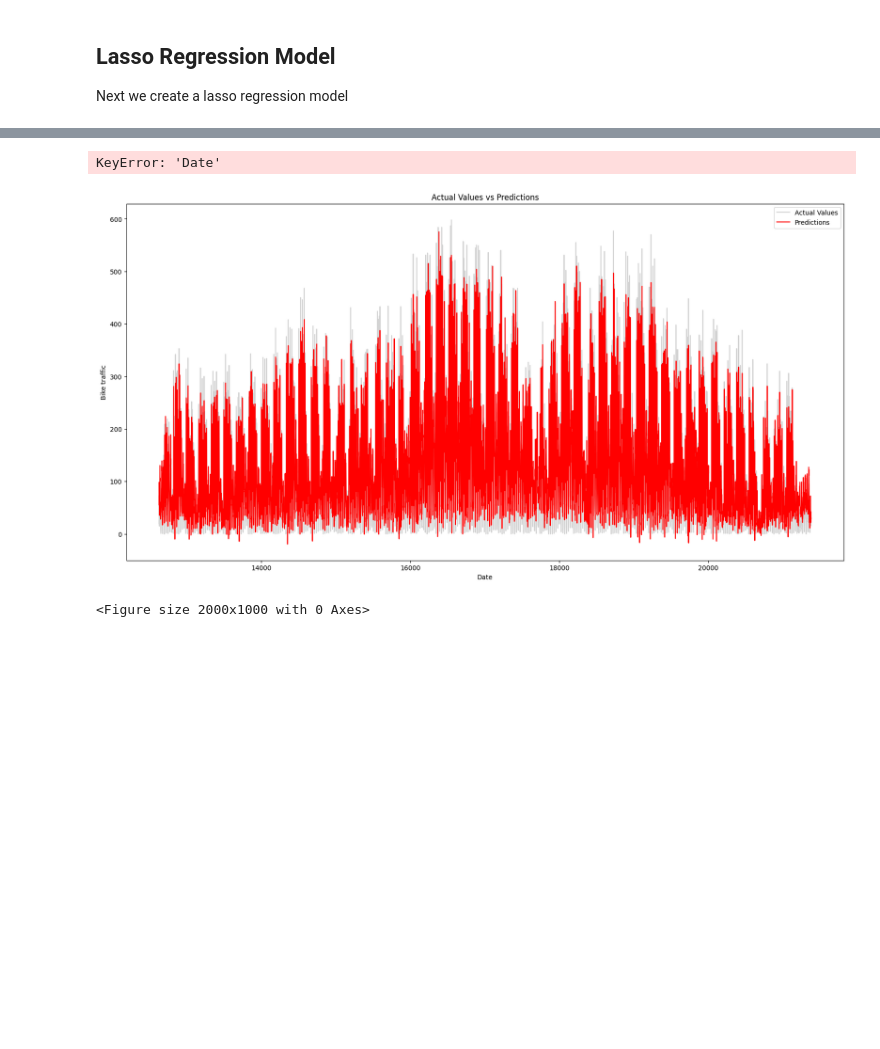
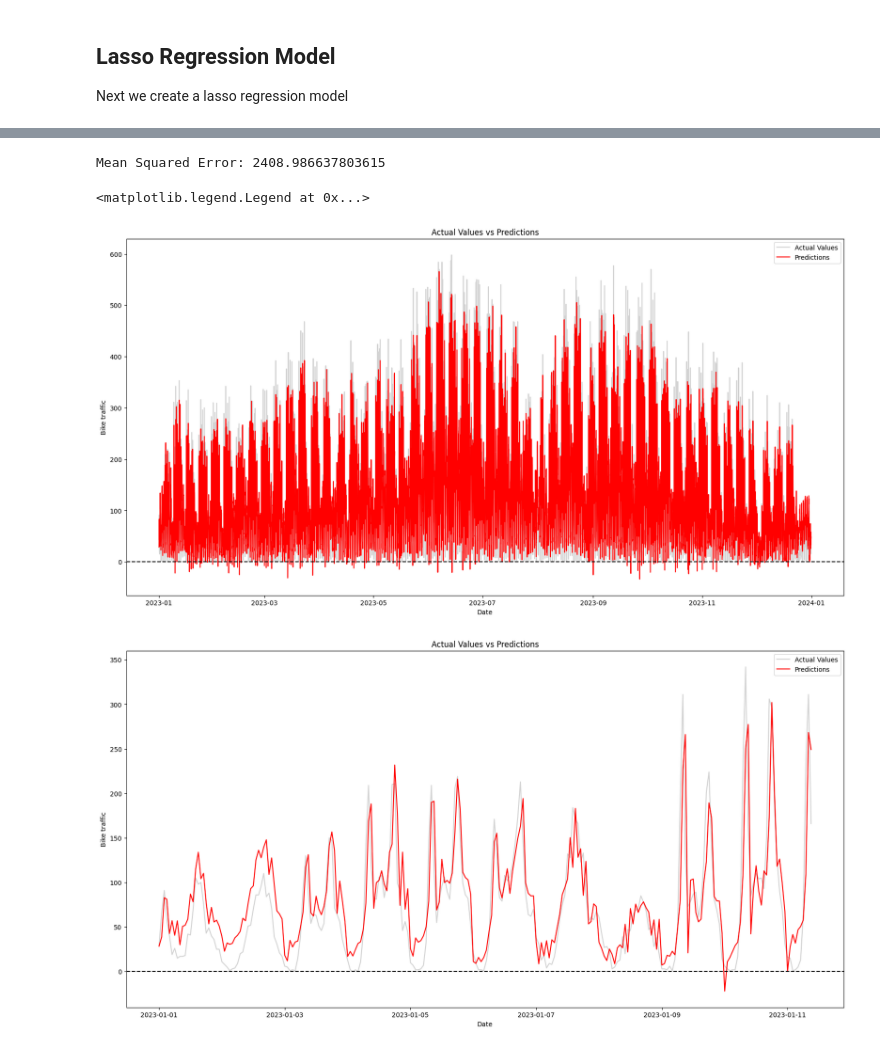
Before and after one commit to Phipsi/esc403, a Jupyter notebook: src/lasso_regression/regression.ipynb, the cells around one changed output, grey strips where cells are left out. Cells and saved outputs as stored; diff of their text form; code cells hidden in the pictures; blank space fills up the shorter version.

```diff
--- a/src/lasso_regression/regression.ipynb
+++ b/src/lasso_regression/regression.ipynb
@@ -152,8 +152,16 @@ df_copy['lag7'] = df_copy['bike_tot'].shift(7)
 df_copy.dropna(inplace=True)
 
 # Split the data into X and y where X is the lagged values plus weekday, month, time and y is the target variable
-X = df_copy[['lag1', 'lag2', 'lag3', 'lag4', 'lag5', 'lag6', 'lag7', 'Weekday', 'Month', 'Date',
+X = df_copy[['lag1', 'lag2', 'lag3', 'lag4', 'lag5', 'lag6', 'lag7', 'Weekday', 'Month', 'Date', 'Time',
              'Hr [%Hr]', 'RainDur [min]', 'StrGlo [W/m2]', 'T [°C]', 'WD [°]', 'WVs [m/s]', 'WVv [m/s]', 'p [hPa]']]
+
+# Scale the weather variables
+from sklearn.preprocessing import StandardScaler
+scaler = StandardScaler()
+X[['Hr [%Hr]', 'RainDur [min]', 'StrGlo [W/m2]', 'T [°C]', 'WD [°]', 'WVs [m/s]', 'WVv [m/s]', 'p [hPa]']] = scaler.fit_transform(X[['Hr [%Hr]', 'RainDur [min]', 'StrGlo [W/m2]', 'T [°C]', 'WD [°]', 'WVs [m/s]', 'WVv [m/s]', 'p [hPa]']])
+
+# Convert Time to simple integer
+X['Time'] = X['Time'].apply(lambda x: x.hour)
 
 # Convert weekday and month to dummie variables
 X = pd.get_dummies(X, columns=['Weekday', 'Month'])
@@ -179,13 +187,14 @@ y_pred = model.predict(X_test)
 mse = mean_squared_error(y_test, y_pred)
 print(f'Mean Squared Error: {mse}')
 
-test_Dates = df_copy[df_copy['Date'] >= '2023-01-01']['Date']
+test_Datetime = df_copy[df_copy['Date'] >= '2023-01-01']['Datetime']
 # Plot the predictions and the actual values as a time series
 plt.figure(figsize=(20, 10))
-plt.plot(test_Dates, y_test, color = 'lightgrey', label = 'Actual Values')
-plt.plot(test_Dates, y_pred, color = 'red', label = 'Predictions')
+plt.plot(test_Datetime, y_test, color = 'lightgrey', label = 'Actual Values')
+plt.plot(test_Datetime, y_pred, color = 'red', label = 'Predictions')
 plt.xlabel('Date')
 plt.ylabel('Bike traffic')
 plt.title('Actual Values vs Predictions')
 plt.legend()
+plt.show()
 # %% [output]
@@ -260,7 +278,7 @@ import numpy as np
 lasso = Lasso(random_state=0, max_iter=10000)
 
 # Create a dictionary with the hyperparameters
-alphas = np.logspace(-4, -0.5, 30)
+alphas = np.logspace(-4, 2, 30)
 param_grid = {'alpha': alphas}
 
 # Create a grid search object, setting the cv parameter to 5 and number of iterations to 100
@@ -296,32 +314,37 @@ Mean Squared Error: 2472.1590116080374
 # %%
 # Make predictions
 y_pred = grid_search.predict(X_test)
 
 # Calculate the mean squared error
 mse = mean_squared_error(y_test, y_pred)
 print(f'Mean Squared Error: {mse}')
 
 # Plot the predictions and the actual values as a time series
 plt.figure(figsize=(20, 10))
-plt.plot(y_test.index, y_test, color = 'lightgrey', label = 'Actual Values')
-plt.plot(y_test.index, y_pred, color = 'red', label = 'Predictions')
+plt.plot(test_Datetime, y_test, color = 'lightgrey', label = 'Actual Values')
+plt.plot(test_Datetime, y_pred, color = 'red', label = 'Predictions')
+plt.axhline(y=0, color='black', linestyle='--')
 plt.xlabel('Date')
 plt.ylabel('Bike traffic')
 plt.title('Actual Values vs Predictions')
 plt.legend()
 
 # Plot the predictions and the actual value as a time series for the first 100 values
+end_range = 250
 plt.figure(figsize=(20, 10))
-plt.plot(X_test['Date'][:100], y_test[:100], color = 'lightgrey', label = 'Actual Values')
-plt.plot(X_test['Date'][:100], y_pred[:100], color = 'red', label = 'Predictions')
+plt.plot(test_Datetime[:end_range], y_test[:end_range], color = 'lightgrey', label = 'Actual Values')
+plt.plot(test_Datetime[:end_range], y_pred[:end_range], color = 'red', label = 'Predictions')
+# Add a vline at 0
+plt.axhline(y=0, color='black', linestyle='--')
 plt.xlabel('Date')
 plt.ylabel('Bike traffic')
 plt.title('Actual Values vs Predictions')
 plt.legend()
 # %% [output]
-KeyError: 'Date'
+Mean Squared Error: 2408.986637803615
+<matplotlib.legend.Legend at 0x...>
-[figure, old version]
+[figure, new version]
-<Figure size 2000x1000 with 0 Axes>
+[figure, added]
 # %%
 # Show the model equation
 print('Model Equation:')
```
Also changed, not shown: parts of 5 cells of this notebook, 1 other file.
